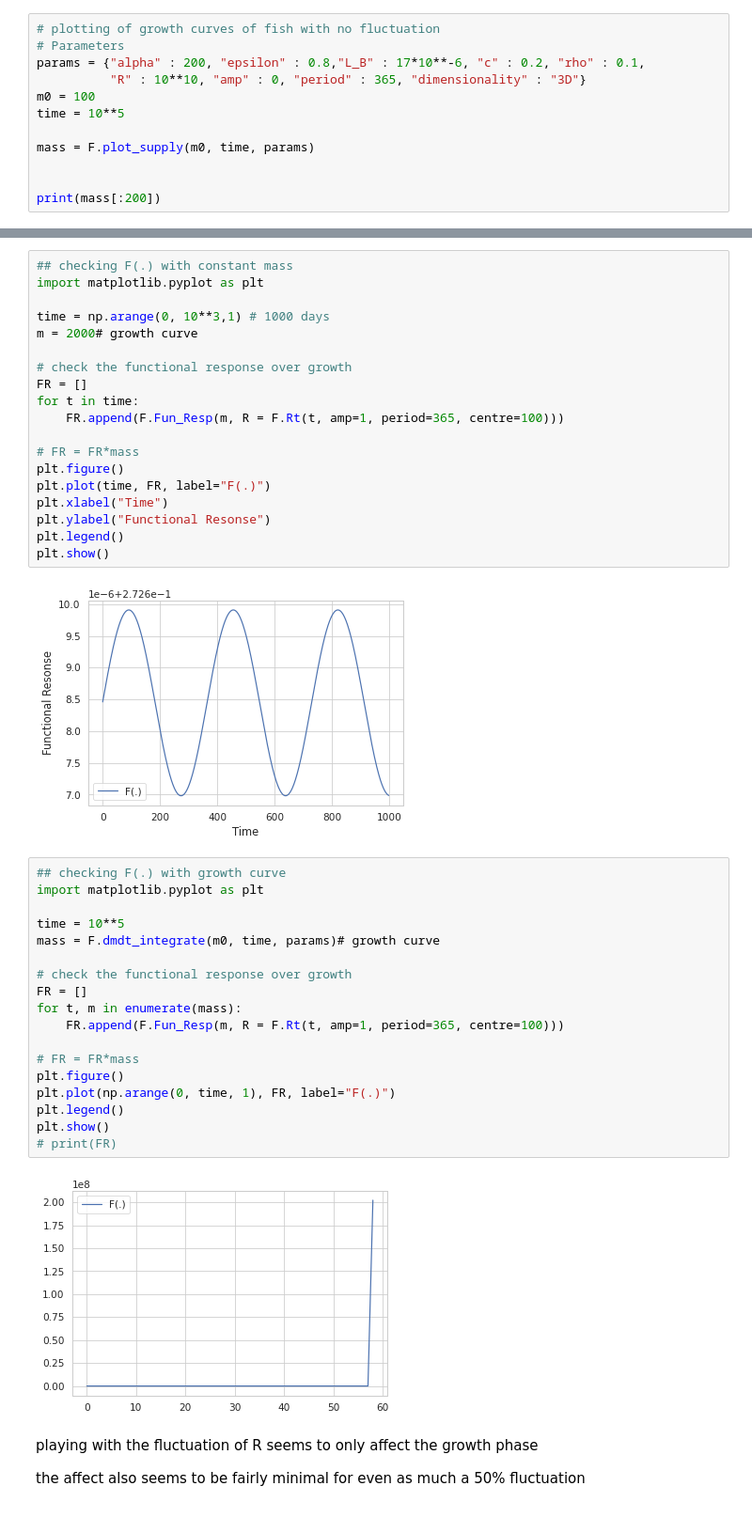
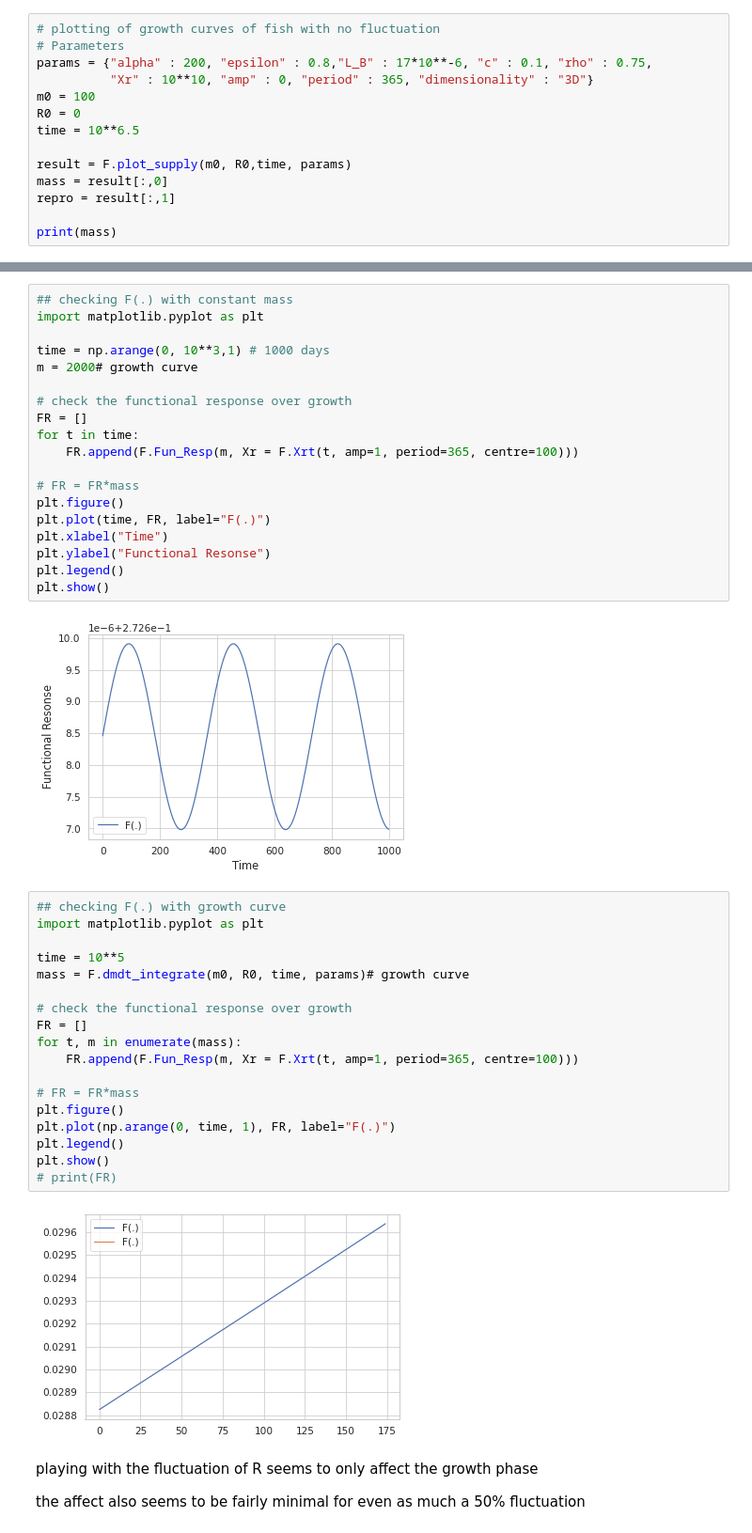
Before and after one commit to Don-Burns/Masters_Project, a Jupyter notebook: code/Supply_Model.ipynb, the cells around one changed output, grey strips where cells are left out. Shown at 94% size. Cells and saved outputs as stored; diff of their text form.

Commit message:
Added reproductive output, changed resource to be 'Xr'

```diff
--- a/code/Supply_Model.ipynb
+++ b/code/Supply_Model.ipynb
@@ -164,13 +164,15 @@ plt.show()
 # %%
 # plotting of growth curves of fish with no fluctuation
 # Parameters
-params = {"alpha" : 200, "epsilon" : 0.8,"L_B" : 17*10**-6, "c" : 0.2, "rho" : 0.1,
-          "R" : 10**10, "amp" : 0, "period" : 365, "dimensionality" : "3D"}
+params = {"alpha" : 200, "epsilon" : 0.8,"L_B" : 17*10**-6, "c" : 0.1, "rho" : 0.75,
+          "Xr" : 10**10, "amp" : 0, "period" : 365, "dimensionality" : "3D"}
 m0 = 100
-time = 10**5
+R0 = 0
+time = 10**6.5
 
-mass = F.plot_supply(m0, time, params)
+result = F.plot_supply(m0, R0,time, params)
+mass = result[:,0]
+repro = result[:,1]
 
-
-print(mass[:200])
+print(mass)
 # %% [output]
@@ -234,7 +221,7 @@ m = 2000# growth curve
 # check the functional response over growth
 FR = []
 for t in time:
-    FR.append(F.Fun_Resp(m, R = F.Rt(t, amp=1, period=365, centre=100)))
+    FR.append(F.Fun_Resp(m, Xr = F.Xrt(t, amp=1, period=365, centre=100)))
 
 # FR = FR*mass
 plt.figure()
@@ -248,23 +235,23 @@ plt.show()
 # %%
 ## checking F(.) with growth curve
 import matplotlib.pyplot as plt
 
 time = 10**5
-mass = F.dmdt_integrate(m0, time, params)# growth curve
+mass = F.dmdt_integrate(m0, R0, time, params)# growth curve
 
 # check the functional response over growth
 FR = []
 for t, m in enumerate(mass):
-    FR.append(F.Fun_Resp(m, R = F.Rt(t, amp=1, period=365, centre=100)))
+    FR.append(F.Fun_Resp(m, Xr = F.Xrt(t, amp=1, period=365, centre=100)))
 
 # FR = FR*mass
 plt.figure()
 plt.plot(np.arange(0, time, 1), FR, label="F(.)")
 plt.legend()
 plt.show()
 # print(FR)
 # %% [output]
-[figure, old version]
+[figure, new version]
 # %% [markdown]
 playing with the fluctuation of R seems to only affect the growth phase
 
```
Also changed, not shown: parts of 14 cells of this notebook.
